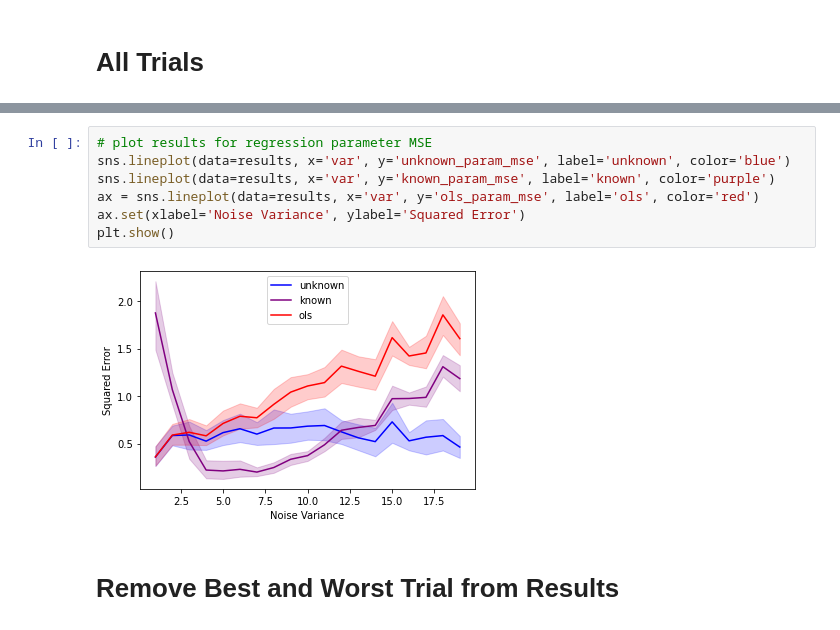
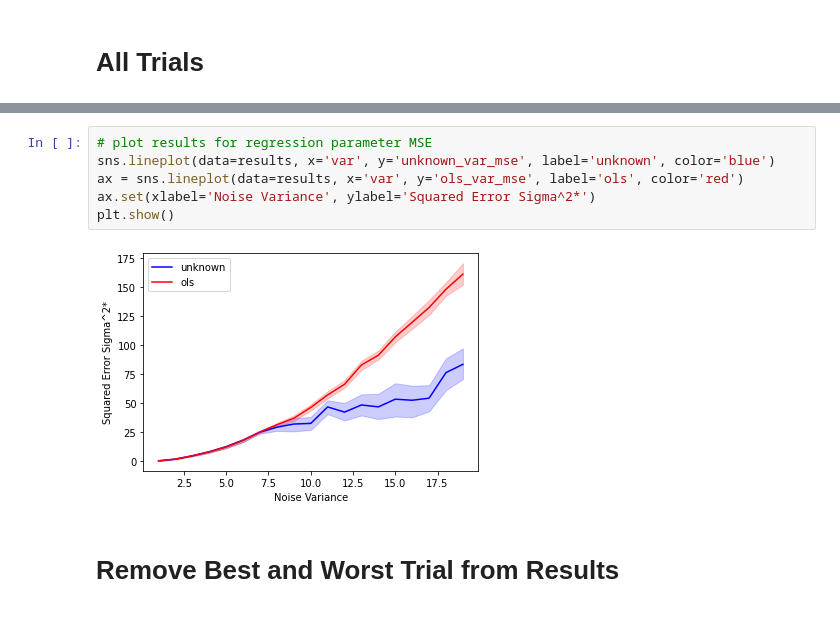
Before and after one commit to pstefanou12/delphi.ai, a Jupyter notebook: notebooks/Uniform.ipynb, the cells around one changed output, grey strips where cells are left out. Drawn from its saved outputs; the diff is of its cells as text.

```diff
--- a/notebooks/Uniform.ipynb
+++ b/notebooks/Uniform.ipynb
@@ -151,11 +157,10 @@ Warning: exp_id 021c1319-d43f-4d84-ada4-7f9961f74cc3 has no table 'uniform2'. Sk
 # %%
 # plot results for regression parameter MSE
-sns.lineplot(data=results, x='var', y='unknown_param_mse', label='unknown', color='blue')
-sns.lineplot(data=results, x='var', y='known_param_mse', label='known', color='purple')
-ax = sns.lineplot(data=results, x='var', y='ols_param_mse', label='ols', color='red')
-ax.set(xlabel='Noise Variance', ylabel='Squared Error')
+sns.lineplot(data=results, x='var', y='unknown_var_mse', label='unknown', color='blue')
+ax = sns.lineplot(data=results, x='var', y='ols_var_mse', label='ols', color='red')
+ax.set(xlabel='Noise Variance', ylabel='Squared Error Sigma^2*')
 plt.show()
 # %% [output]
-[figure, old version]
+[figure, new version]
 # %% [markdown]
 # Remove Best and Worst Trial from Results
```
Also changed, not shown: parts of 11 cells of this notebook, 1 other file.
